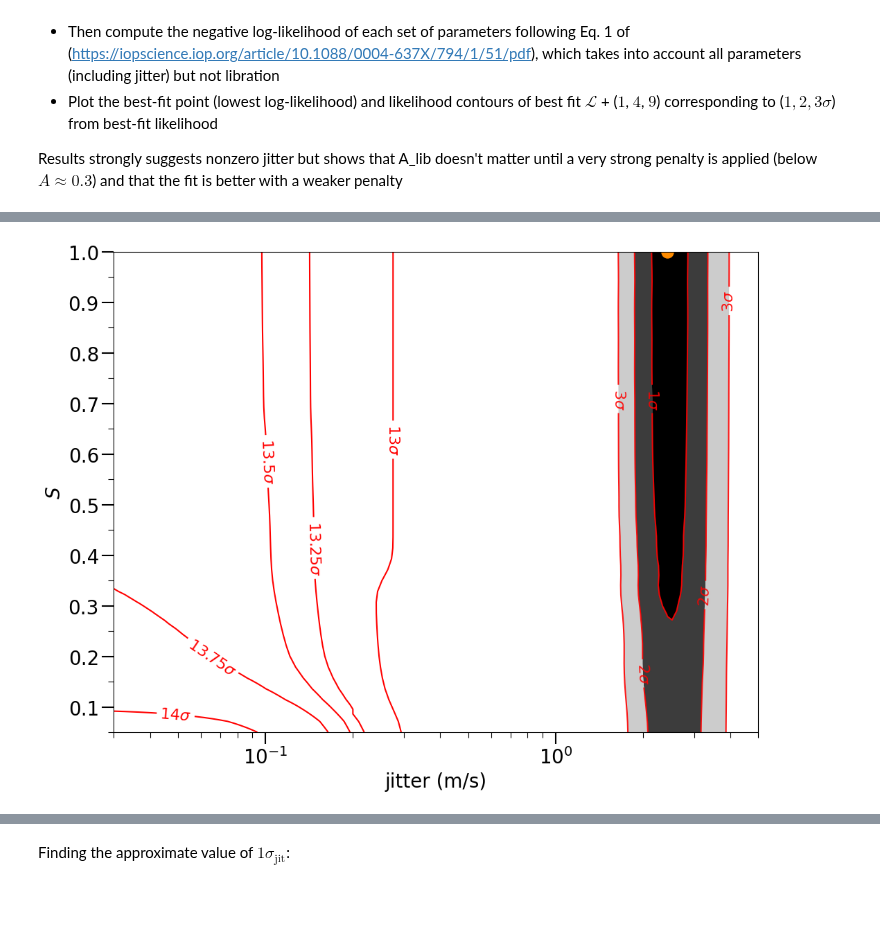
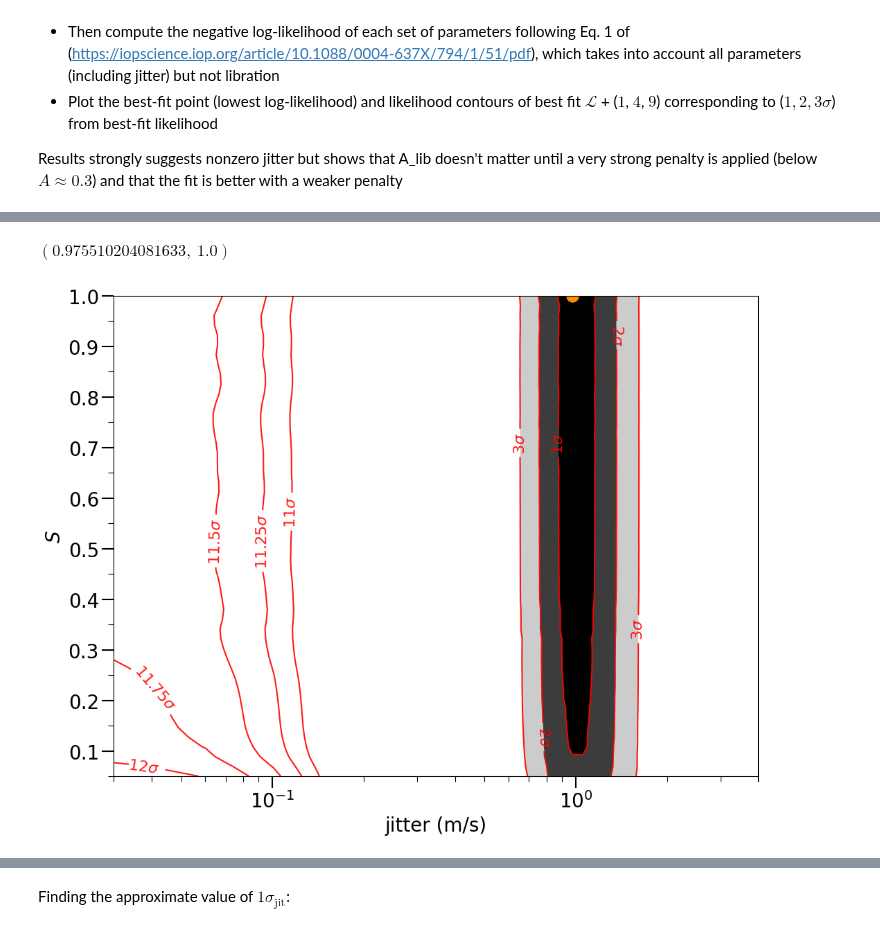
Before and after one commit to ia-chow/SURF2022, a Jupyter notebook: SURF/hd45364_jitter_sini_EDITED.ipynb, the cells around one changed output, grey strips where cells are left out. Drawn from its saved outputs; the diff is of its cells as text; code cells hidden in the pictures; blank space fills up the shorter version.

Commit message:
updated eeeeeverything (I think) to be 3 RV offsets and 3 jitters now (notebooks and plots)

```diff
--- a/SURF/hd45364_jitter_sini_EDITED.ipynb
+++ b/SURF/hd45364_jitter_sini_EDITED.ipynb
@@ -783,21 +874,22 @@ Results strongly suggests nonzero jitter but shows that A_lib doesn't matter unt
+# %%
+min_likelihood = np.min(neg_log_likelihoods)
+min_likelihood_index = tuple(np.argwhere(neg_log_likelihoods == min_likelihood).reshape(-1))
+jitter_sfs_grid[min_likelihood_index], Alibs_grid[min_likelihood_index]
+# %% [output]
+$\displaystyle \left( 0.975510204081633, \  1.0\right)$
 # %%
 from matplotlib.ticker import MultipleLocator
 import scipy.ndimage
+
 neg_log_likelihoods = np.load('neg_log_likelihoods_everything_contours.npy')
 neg_log_likelihoods_02 = np.load('neg_log_likelihoods_everything_02.npy')
-neg_log_likelihoods_02_05 = np.load('neg_log_likelihoods_everything_02_05.npy')
 
-neg_log_likelihoods = scipy.ndimage.filters.gaussian_filter(neg_log_likelihoods, sigma=1.2)# [5:,:]
+# neg_log_likelihoods = scipy.ndimage.filters.gaussian_filter(neg_log_likelihoods, sigma=1.2)# [5:,:]
 
+neg_log_likelihoods = scipy.ndimage.filters.gaussian_filter(neg_log_likelihoods, sigma=0.)
+neg_log_likelihoods_02 = scipy.ndimage.filters.gaussian_filter(neg_log_likelihoods_02, sigma=1.)
 
-# njitter_0_05, nlib_0_05 = (100, 50)
-jitters_0_05 = np.concatenate((np.linspace(0., 0.2, 50), np.linspace(0.2, 0.5, 50)))  # use 0 to 0.5 for jitter
-Alibs_0_05 = np.linspace(1.1, 0.05, 50)
-jitters_grid_0_05, Alibs_grid_0_05 = np.meshgrid(jitters_0_05, Alibs_0_05)
-neg_log_likelihoods_0_05 = scipy.ndimage.filters.gaussian_filter(np.concatenate((neg_log_likelihoods_02, neg_log_likelihoods_02_05), axis=1),
-                                                                 sigma=1.2)
-# neg_log_likelihoods_0_05 = np.concatenate((scipy.ndimage.filters.gaussian_filter(neg_log_likelihoods_02, sigma=1.2),
-#                                            scipy.ndimage.filters.gaussian_filter(neg_log_likelihoods_02_05, sigma=1.2)), axis=1)
+# neg_log_likelihoods = scipy.ndimage.zoom(neg_log_likelihoods, zoom=3)
 
 # jitters_0_05 = np.linspace(0., 0.2, 50)
 # Alibs_0_05 = np.linspace(1.1, 0.05, 50)
@@ -808,7 +900,7 @@ neg_log_likelihoods_0_05 = scipy.ndimage.filters.gaussian_filter(np.concatenate(
 min_likelihood = np.min(neg_log_likelihoods)
 min_likelihood_index = tuple(np.argwhere(neg_log_likelihoods == min_likelihood).reshape(-1))
 
-min_likelihood_zero_jitter = np.min(neg_log_likelihoods_0_05[:,0])
+# min_likelihood_zero_jitter = np.min(neg_log_likelihoods_0_05[:,0])
 
 # levels
 levels = [min_likelihood + 1, min_likelihood + 4, min_likelihood + 9]
@@ -816,9 +908,24 @@ levels = [min_likelihood + 1, min_likelihood + 4, min_likelihood + 9]
 #                             min_likelihood + 16, min_likelihood + 25, min_likelihood + 36,
 #                             min_likelihood + 49, min_likelihood + 64, min_likelihood + 81,
 #                             min_likelihood + 100]
-levels2 = [min_likelihood + 13. ** 2, min_likelihood + 13.45 ** 2, min_likelihood + 13.6 ** 2,
-           min_likelihood + 13.75 ** 2, min_likelihood + 14. ** 2]
+levels2 = [min_likelihood + 11. ** 2, min_likelihood + 11.25 ** 2, min_likelihood + 11.5 ** 2, min_likelihood + 11.75 ** 2,
+           min_likelihood + 12. ** 2]#, min_likelihood + 11.5 ** 2]#, min_likelihood + 11.5 ** 2]
 
+njitter, nlib = (50, 50)  # can change this
+# create jitter and A_0 points
+jitter_sfs = np.linspace(0.1, 4, njitter)  # use 0 to 4 for jitter scale factor as recommended
+Alibs = np.linspace(1., 0.05, nlib)  # use Alib 1 to 0.05
+# create meshgrid
+jitter_sfs_grid, Alibs_grid = np.meshgrid(jitter_sfs, Alibs)
+
+njitter_02, nlib_02 = (50, 50)
+# create jitter, A_0 points
+jitter_sfs_02 = np.linspace(0.02, 2., njitter_02)  # use 0 to 0.5 for jitter
+Alibs_02 = np.linspace(1., 0.05, nlib_02)
+# Alibs_05 = 1.05 - np.geomspace(1, 0.05)  # use Alib 1 to 0.05
+# create meshgrid
+jitter_sfs_grid_02, Alibs_grid_02 = np.meshgrid(jitter_sfs_02, Alibs_02)
+# this now takes only ~40 minutes, not too bad...
 
 # locations of contour labels
 manual_locations = [(2.4, 0.7), (1.7, 0.6), (2.0, 0.6), (3.3, 0.6), (3.9, 0.6)]
@@ -827,43 +934,43 @@ manual_locations = [(2.4, 0.7), (1.7, 0.6), (2.0, 0.6), (3.3, 0.6), (3.9, 0.6)]
 plt.rc('font', size=20)
 fig_, ax = plt.subplots(nrows=1, ncols=1, figsize = (12, 9), dpi=100)
 plt.xscale('log')
-fig = plt.contourf(jitters_grid, Alibs_grid, neg_log_likelihoods, levels = levels, cmap=plt.get_cmap('Greys_r'), alpha=1.,
+fig = plt.contourf(jitter_sfs_grid, Alibs_grid, neg_log_likelihoods, levels = levels, cmap=plt.get_cmap('Greys_r'), alpha=1.,
                    antialiased=True, extend='min', label='negative log likelihoods')
-
-fig = plt.contour(jitters_grid, Alibs_grid, neg_log_likelihoods, levels = levels, colors = 'r', alpha = 0.9, antialiased=True)
-fig2 = plt.contour(jitters_grid_0_05, Alibs_grid_0_05, neg_log_likelihoods_0_05, levels = levels2, colors='r')
+fig = plt.contour(jitter_sfs_grid, Alibs_grid, neg_log_likelihoods, levels = levels, colors = 'r', alpha = 0.9, antialiased=True)
+fig2 = plt.contour(jitter_sfs_grid_02, Alibs_grid_02, neg_log_likelihoods_02, levels = levels2, colors='r', alpha = 0.9, antialiased=True)
 # fig3 = plt.contour(jitters_grid_02, Alibs_grid_02, neg_log_likelihoods_02, levels = levels2)
 # fig2 = plt.contour(jitters_grid_05, Alibs_grid_05, neg_log_likelihoods_05, levels = [396, 397, 397.5])
-plt.scatter(jitters_grid[min_likelihood_index], Alibs_grid[min_likelihood_index], label = 'Best fit', color='darkorange', s=150)
+
+plt.scatter(jitter_sfs_grid[min_likelihood_index], Alibs_grid[min_likelihood_index], label = 'Best fit', color='darkorange', s=150)
 # plt.annotate(f'{np.round(min_likelihood, 2)}', xy=(jitters_grid[min_likelihood_index], Alibs_grid[min_likelihood_index]),
 #               xycoords='data', textcoords='axes fraction', xytext=(0.45, 0.95), color='red')
 plt.xlabel('jitter (m/s)'), plt.ylabel(r'$S$')
 # plt.clabel(fig, inline=True, fontsize=28, colors='k')#, manual=manual_locations)
 
 low_fmt = {}
 high_fmt = {}
-strs_low = [r'$13\sigma$', r'$13.25\sigma$', r'$13.5\sigma$', r'$13.75\sigma$', r'$14\sigma$']
+strs_low = [r'$11\sigma$', r'$11.25\sigma$', r'$11.5\sigma$', r'$11.75\sigma$', r'$12\sigma$']
 strs_high = [r'$1\sigma$', r'$2\sigma$', r'$3\sigma$']
 for l, s in zip(levels2, strs_low):
     low_fmt[l] = s
 for l, s in zip(levels, strs_high):
     high_fmt[l] = s
 
 # Basic contour plot
 # plt.clabel(fig3, inline=True, fontsize=14)
 # yticks
 ax.tick_params('both', length=12, width=1.5, which='major')
 ax.tick_params('both', length=6, width=0.8, which='minor')
 ax.yaxis.set_major_locator(MultipleLocator(0.1))
 ax.yaxis.set_minor_locator(MultipleLocator(0.05))
 plt.xlim(left=3e-2)
 plt.ylim(top=1.)
-plt.clabel(fig, inline=True, fmt=high_fmt, fontsize=16)
-plt.clabel(fig2, inline=True, fmt=low_fmt, fontsize=16)
+plt.gca().clabel(fig, inline=True, fmt=high_fmt, fontsize=16)
+plt.gca().clabel(fig2, inline=True, fmt=low_fmt, fontsize=16)
 # plt.legend(loc='upper right')
 plt.savefig('2021_fall-2022_winter/paper_figures/Alib_jitter_sini_contour_05_5.png')#, fmt='png')
 # %% [output]
-[figure, old version]
+[figure, new version]
 # %%
 # neg_log_likelihoods = np.load('neg_log_likelihoods_everything_contours.npy')
 fig, ax = plt.subplots(1, 1, figsize = (12, 8), dpi=100)
```
Also changed, not shown: parts of 48 cells of this notebook, 16 other files.
